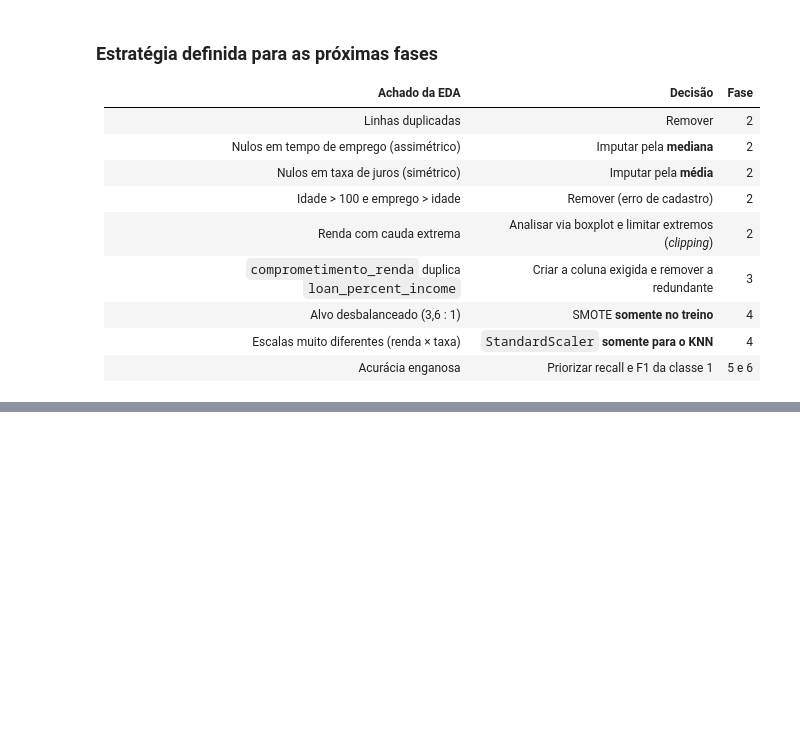
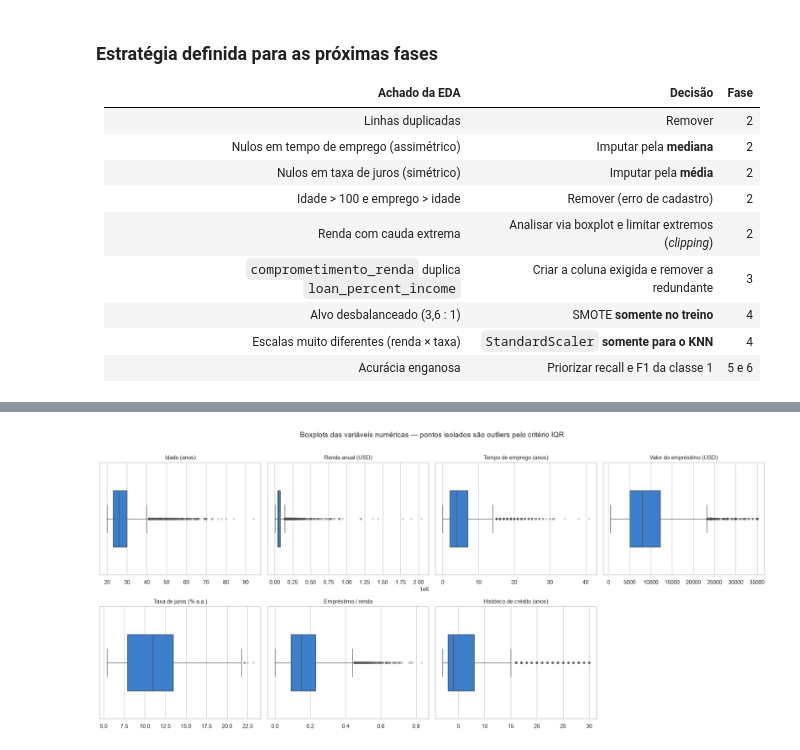
Before and after one commit to waldineilameira-lab/risco-credito-ml, a Jupyter notebook: notebooks/pipeline_risco_credito.ipynb, the cells around one changed output, grey strips where cells are left out. Saved outputs shown, nothing was run; the diff lists cells and outputs as text; code cells hidden in the pictures; blank space fills up the shorter version.

Commit message:
feat: adiciona tratamento de duplicados, nulos e outliers com justificativas

```diff
--- a/notebooks/pipeline_risco_credito.ipynb
+++ b/notebooks/pipeline_risco_credito.ipynb
@@ -753,0 +777,19 @@ A base reúne **32.581 clientes e 12 variáveis**, e a variável-alvo é **desba
+# %%
+# ============================================================
+# 2.3c Imputação
+# ============================================================
+
+# Tempo de emprego: mediana (distribuição assimétrica)
+mediana_emprego = df["person_emp_length"].median()
+df["person_emp_length"] = df["person_emp_length"].fillna(mediana_emprego)
+
+# Taxa de juros: média da classe de risco de cada empréstimo.
+# .map() troca cada classe (A, B, ...) pela média de juros daquela classe;
+# .fillna() usa esse valor apenas onde a taxa está ausente.
+media_juros_por_classe = df.groupby("loan_grade")["loan_int_rate"].mean()
+df["loan_int_rate"] = df["loan_int_rate"].fillna(df["loan_grade"].map(media_juros_por_classe))
+
+print(f"Tempo de emprego: nulos preenchidos com a mediana = {mediana_emprego:.1f} anos")
+print("Taxa de juros: nulos preenchidos com a média da classe de risco:")
+print(media_juros_por_classe.round(2).to_string())
+print(f"\nTotal de nulos restantes na base: {df.isna().sum().sum()}")   # deve ser 0
@@ -753,0 +844,24 @@ A base reúne **32.581 clientes e 12 variáveis**, e a variável-alvo é **desba
+# %%
+# ============================================================
+# 2.4b Boxplots das variáveis numéricas (antes do tratamento)
+# ============================================================
+
+fig, axes = plt.subplots(2, 4, figsize=(18, 8))
+axes = axes.flatten()
+
+for ax, col in zip(axes, col_numericas):
+    sns.boxplot(x=df[col], color=COR_ADIMPLENTE, width=0.5, ax=ax,
+                flierprops={"marker": "o", "markersize": 3, "alpha": 0.4})
+    ax.set_title(ROTULOS[col], fontsize=11)
+    ax.set_xlabel("")
+
+for ax in axes[len(col_numericas):]:
+    ax.set_visible(False)
+
+fig.suptitle("Boxplots das variáveis numéricas — pontos isolados são outliers pelo critério IQR",
+             fontsize=14, y=1.01)
+fig.tight_layout()
+fig.savefig(PASTA_FIGURAS / "05_boxplots_outliers.png", bbox_inches="tight")
+plt.show()
+# %% [output]
+[figure, added]
```
Also changed, not shown: parts of 30 cells of this notebook, 2 other files.
